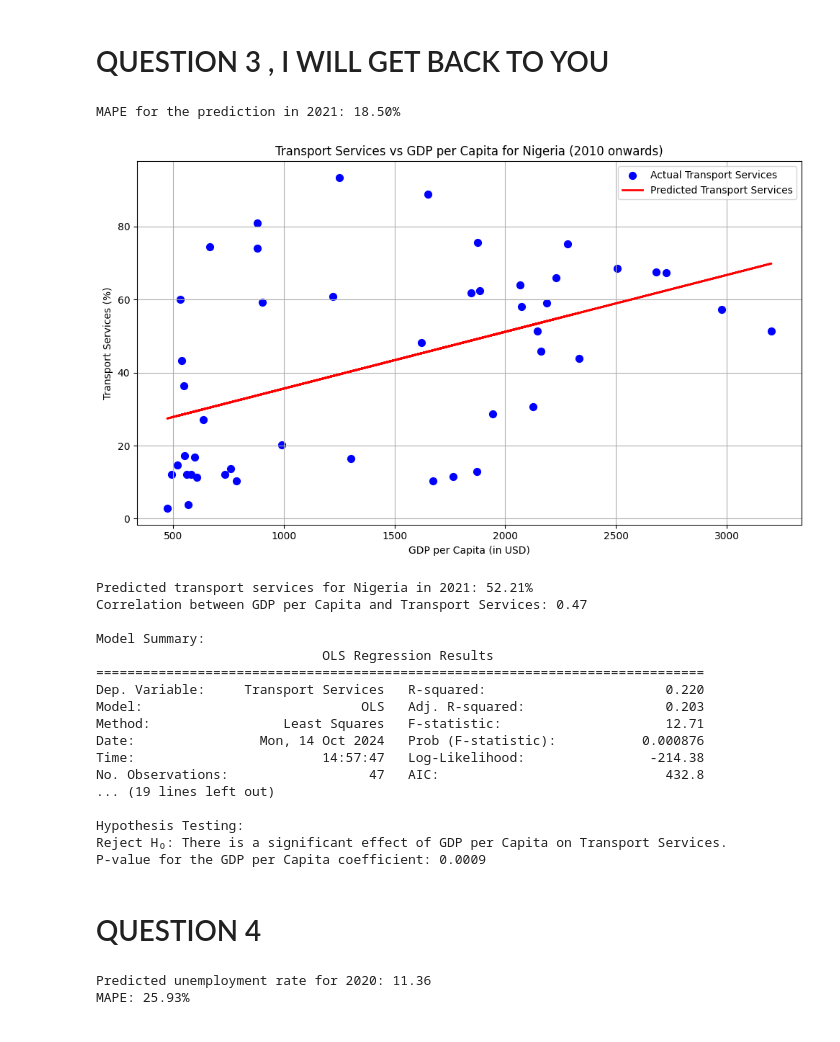
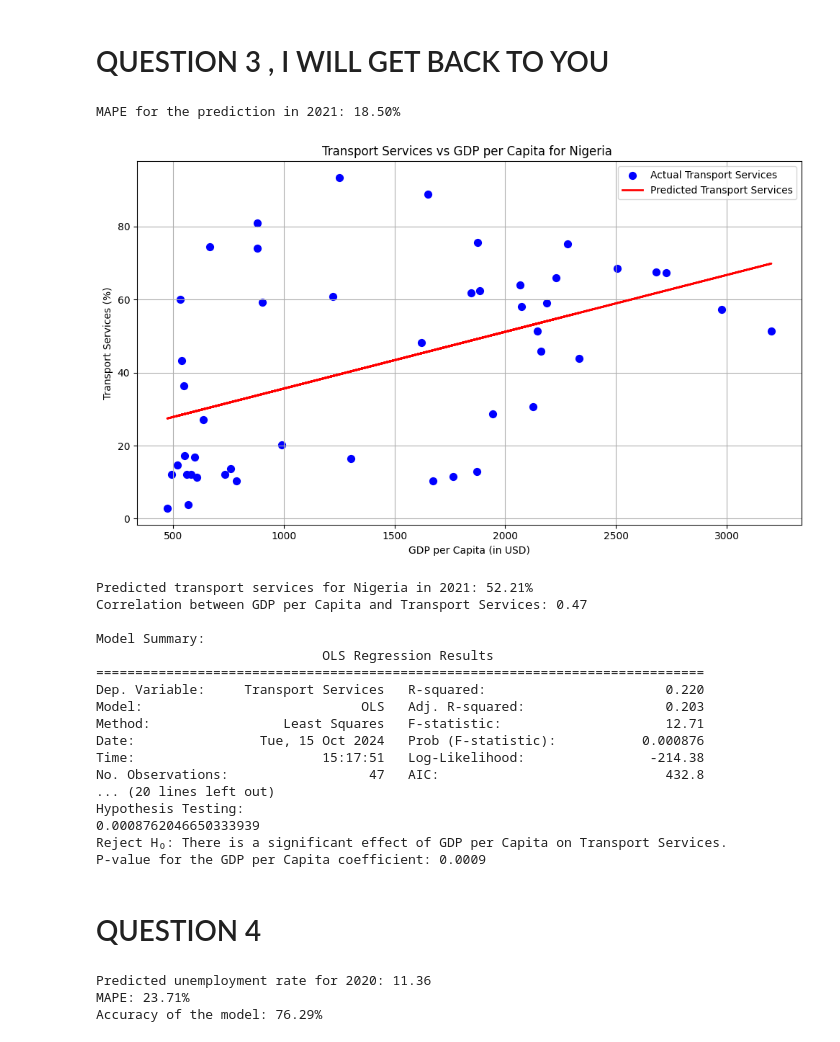
Before and after one commit to Luciefifi/DIAML_4, a Jupyter notebook: lniyomut_DIAML_Assignment4.ipynb, the cells around one changed output. Saved outputs shown, nothing was run; the diff lists cells and outputs as text; code cells hidden in the pictures.

```diff
--- a/lniyomut_DIAML_Assignment4.ipynb
+++ b/lniyomut_DIAML_Assignment4.ipynb
@@ -525,10 +513,7 @@ Predicted Graduation Rate for CMU: 89.20%
 # %% [markdown]
 # QUESTION 3 , I WILL GET BACK TO YOU
 # %%
-import pandas as pd
-import matplotlib.pyplot as plt
-from sklearn.linear_model import LinearRegression
-import statsmodels.api as sm
+
 
 # Step 1: Load the data
 transport_services_df = pd.read_excel('API_TX.VAL.TRAN.ZS.WT_DS2_en_excel_v2_1404.xls', sheet_name='Data', skiprows=3)
@@ -592,42 +577,43 @@ print(f"MAPE for the prediction in 2021: {mape:.2f}%")
 plt.figure(figsize=(10, 6))
 plt.scatter(merged_data['GDP per Capita'], merged_data['Transport Services'], color='blue', label='Actual Transport Services', s=50)
 plt.plot(merged_data['GDP per Capita'], sm_model.predict(X_sm), color='red', label='Predicted Transport Services', linewidth=2)
-plt.title('Transport Services vs GDP per Capita for Nigeria (2010 onwards)')
+plt.title('Transport Services vs GDP per Capita for Nigeria ')
 plt.xlabel('GDP per Capita (in USD)')
 plt.ylabel('Transport Services (%)')
 plt.legend()
 plt.grid(True)
 plt.tight_layout()
 plt.show()
 
-# Step 13: Print predicted transport services for 2021
+# Step 13: Print predicted transport services f
 print(f"Predicted transport services for Nigeria in 2021: {predicted_transport_2021[0]:.2f}%")
 print(f"Correlation between GDP per Capita and Transport Services: {correlation:.2f}")
+
 print("\nModel Summary:\n", model_summary)
-
 # Print MAPE
 
 
 
 # Step 14: Set hypotheses
 print("\nHypothesis Testing:")
 # Null Hypothesis (H₀): The coefficient of GDP per Capita = 0
 # Alternative Hypothesis (H₁): The coefficient of GDP per Capita ≠ 0
 
 # Check the p-value for the GDP per Capita coefficient
 p_value_gdp = sm_model.pvalues['GDP per Capita']
+print(p_value_gdp)
 significance_level = 0.05  # Common significance level
 
 if p_value_gdp < significance_level:
     print("Reject H₀: There is a significant effect of GDP per Capita on Transport Services.")
 else:
     print("Fail to reject H₀: There is no significant effect of GDP per Capita on Transport Services.")
 
 # Print the p-value
 print(f"P-value for the GDP per Capita coefficient: {p_value_gdp:.4f}")
 # %% [output]
 MAPE for the prediction in 2021: 18.50%
-[figure, old version]
+[figure, new version]
 Predicted transport services for Nigeria in 2021: 52.21%
 Correlation between GDP per Capita and Transport Services: 0.47
 
@@ -637,22 +623,17 @@ Model Summary:
 Dep. Variable:     Transport Services   R-squared:                       0.220
 Model:                            OLS   Adj. R-squared:                  0.203
 Method:                 Least Squares   F-statistic:                     12.71
-Date:                Mon, 14 Oct 2024   Prob (F-statistic):           0.000876
-Time:                        14:57:47   Log-Likelihood:                -214.38
+Date:                Tue, 15 Oct 2024   Prob (F-statistic):           0.000876
+Time:                        15:17:51   Log-Likelihood:                -214.38
 No. Observations:                  47   AIC:                             432.8
-... (19 lines left out)
-
+... (20 lines left out)
 Hypothesis Testing:
+0.0008762046650333939
 Reject H₀: There is a significant effect of GDP per Capita on Transport Services.
 P-value for the GDP per Capita coefficient: 0.0009
 # %% [markdown]
 # QUESTION 4
 # %%
-import pandas as pd
-import numpy as np
-from sklearn.linear_model import LinearRegression
-
-# Step 1: Load the dataset
 data = pd.read_csv('Israeli_Unemployment_Rate.csv')
 
 # Step 2: Process the data
@@ -673,7 +654,7 @@ predicted_value_2020 = model.predict([[year_2020]])
 print(f'Predicted unemployment rate for 2020: {predicted_value_2020[0]:.2f}')
 
 # Step 5: Evaluate the performance of the model using MAPE
-years_to_evaluate = np.arange(1998, 2014)
+years_to_evaluate = np.arange(1980, 2014)
 predicted_values = []
 
 for year in years_to_evaluate:
@@ -685,7 +666,11 @@ actual_values = data.loc[data['Date'].dt.year.isin(years_to_evaluate), 'Value'].
 absolute_percentage_errors = np.abs((actual_values - predicted_values) / actual_values) * 100
 mape = np.mean(absolute_percentage_errors)
 
+# Calculate accuracy from MAPE
+accuracy = 100 - mape
 print(f'MAPE: {mape:.2f}%')
+print(f'Accuracy of the model: {accuracy:.2f}%')
 # %% [output]
 Predicted unemployment rate for 2020: 11.36
-MAPE: 25.93%
+MAPE: 23.71%
+Accuracy of the model: 76.29%
```
Also changed, not shown: parts of 10 cells of this notebook, 3 other files.
